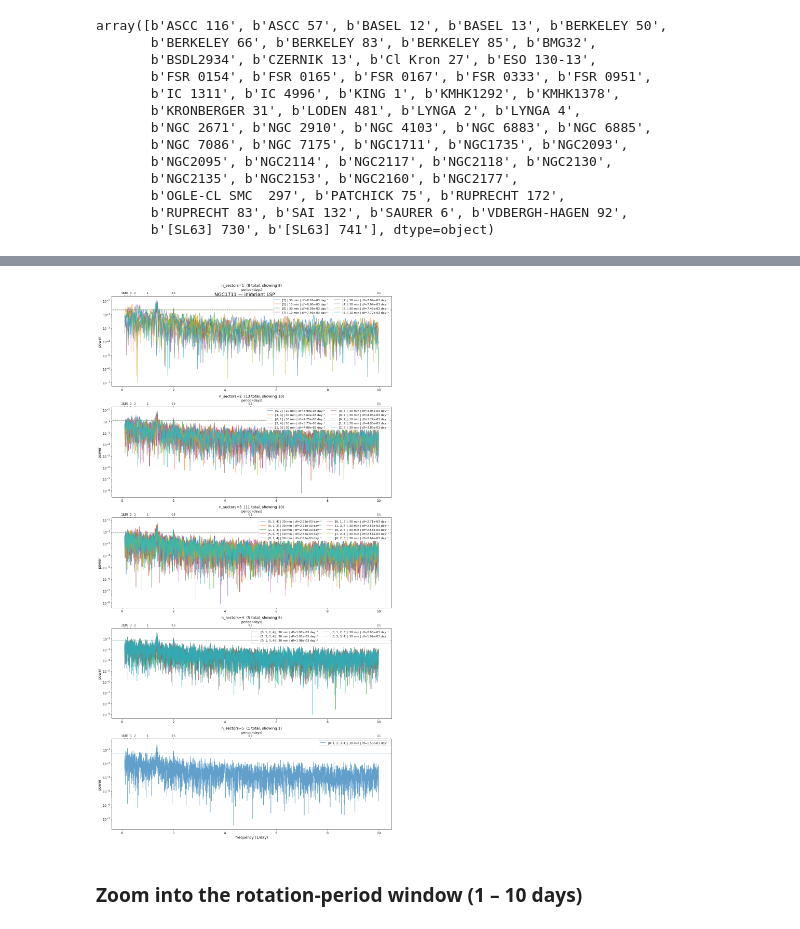
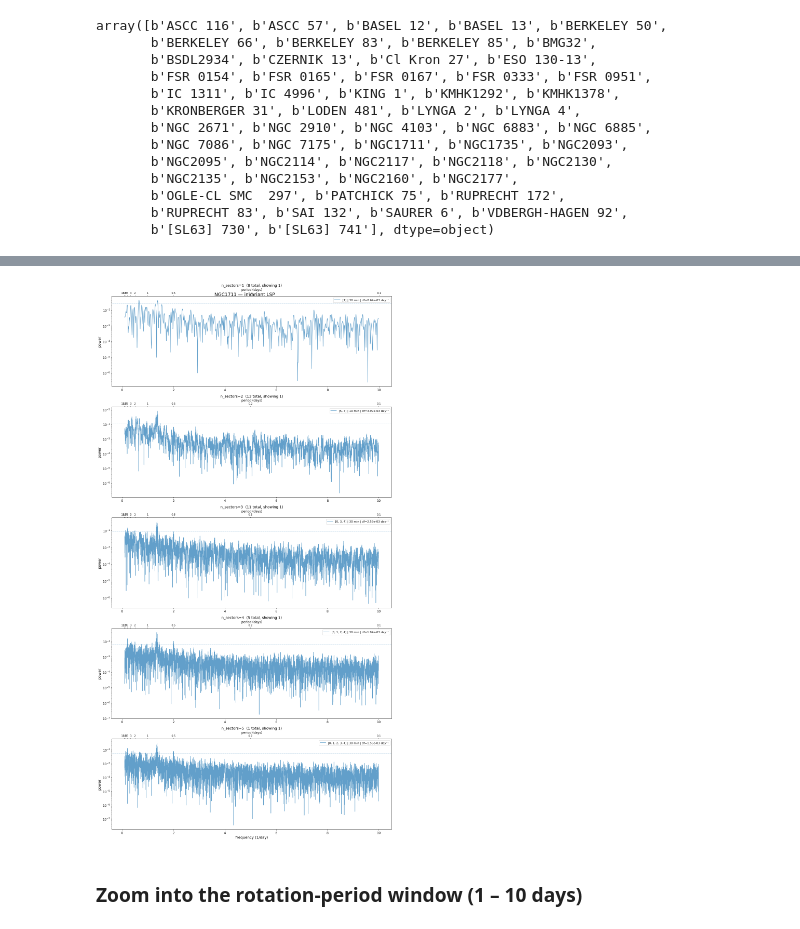
Before and after one commit to CharlieWillard1/TESS_Cluster_Age_ML, a Jupyter notebook: Data_Visualization_CGW/Visualize_LSP.ipynb, the cells around one changed output, grey strips where cells are left out. Drawn from its saved outputs; the diff is of its cells as text; code cells hidden in the pictures.

```diff
--- a/Data_Visualization_CGW/Visualize_LSP.ipynb
+++ b/Data_Visualization_CGW/Visualize_LSP.ipynb
@@ -0,0 +13,15 @@
+# %%
+from astropy.table import Table
+
+tbl = Table.read('master_table.fits')
+
+scalar_cols = [name for name in tbl.colnames if len(tbl[name].shape) <= 1]
+multi_cols  = [name for name in tbl.colnames if len(tbl[name].shape) >  1]
+
+master_table = tbl[scalar_cols].to_pandas()
+
+for col in multi_cols:
+    master_table[col] = list(tbl[col])
+
+print(master_table.shape)
+master_table.head()
@@ -173,0 +304,12 @@ colour.  A period-in-days axis is shown at the top of each panel.
+# %%
+from vis_periodogram import plot_cluster_lsp
+
+test_name = b'NGC 7175'
+test_name = b'NGC 1711'
+
+plot_cluster_lsp(
+    new_table,
+    name=test_name,
+    max_num_pgs=1,
+    yscale='log',
+)
@@ -174,16 +318,16 @@ colour.  A period-in-days axis is shown at the top of each panel.
 # %%
 from vis_periodogram import plot_cluster_lsp
 
 #test_name = b'NGC 7175'
 
 plot_cluster_lsp(
     subset,
     name=test_name,
-    max_num_pgs=10,
+    max_num_pgs=1,
     yscale='log',
 )
 # %% [output]
-[figure, old version]
+[figure, new version]
 # %% [markdown]
 ### Zoom into the rotation-period window (1 – 10 days)
 # %%
```
Also changed, not shown: parts of 20 cells of this notebook, 16 other files.
